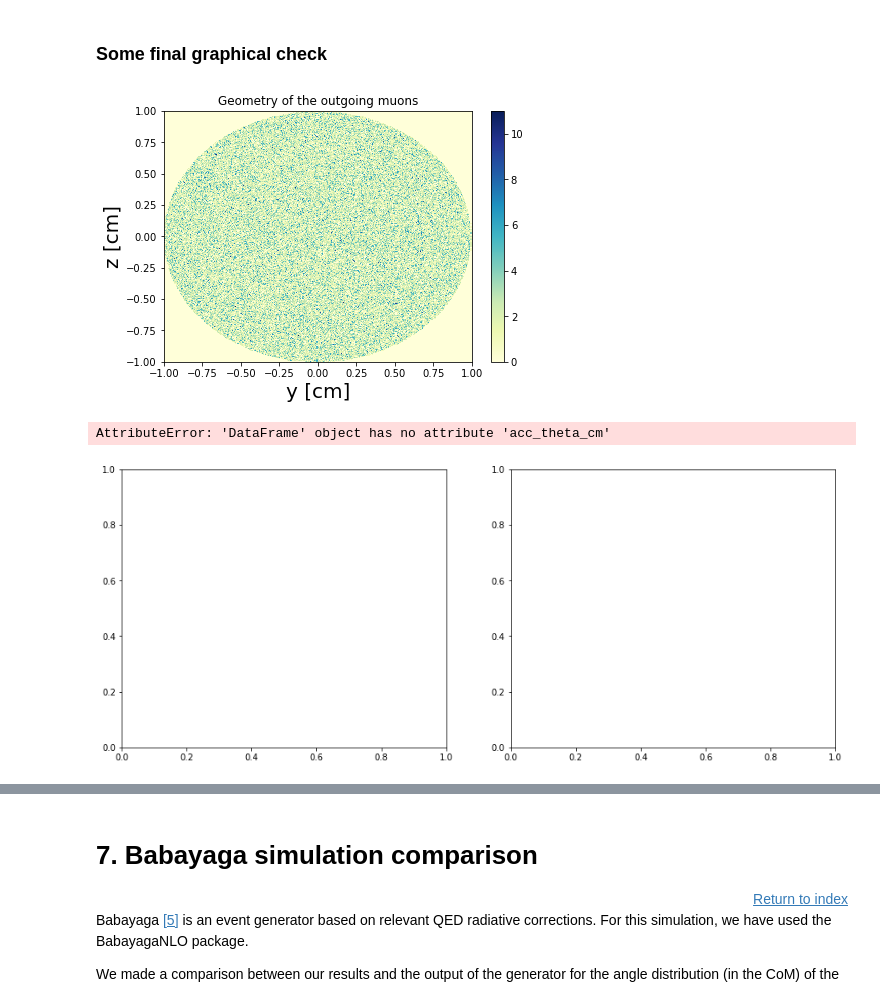
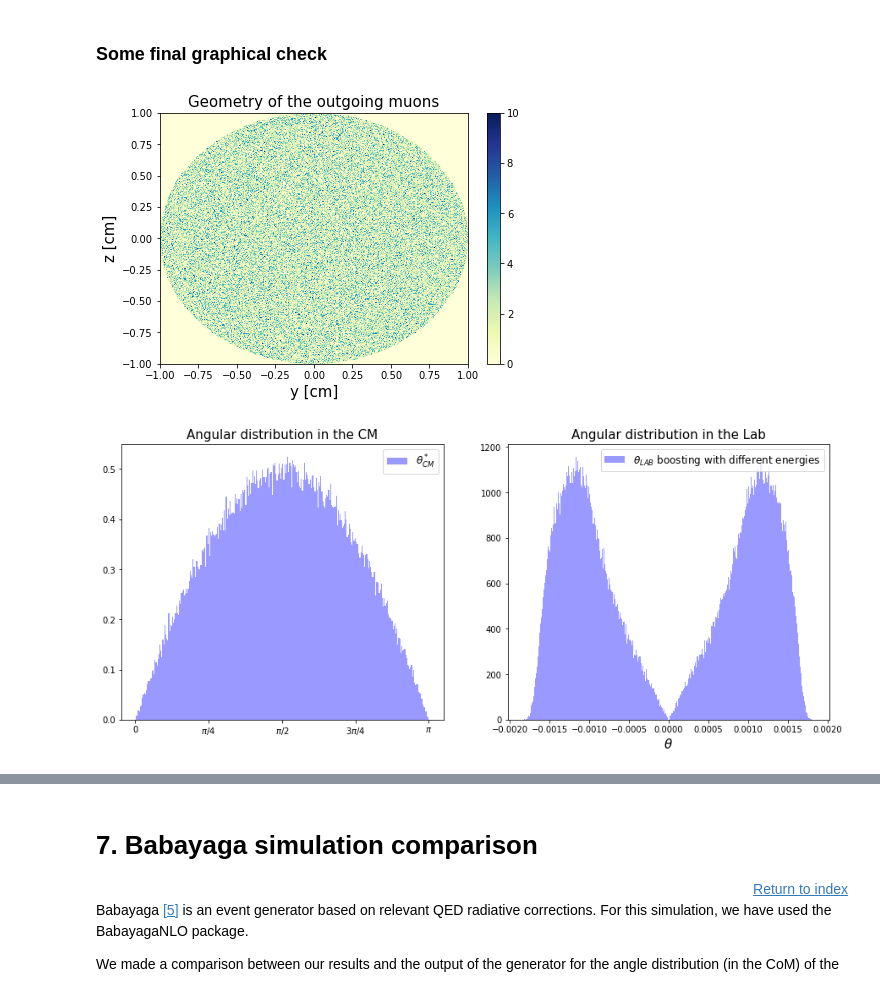
Before and after one commit to vanessacerrone/LEMMA_project, a Jupyter notebook: project_final.ipynb, the cells around one changed output, grey strips where cells are left out. Cells and saved outputs as stored; diff of their text form; code cells hidden in the pictures.

```diff
--- a/project_final.ipynb
+++ b/project_final.ipynb
@@ -1157,11 +1161,6 @@ plt.show()
 # Evaluate the fraction of accepted events with rejection sampling method
 N_val = np.logspace(1,7,20, dtype=int)
 
-ratio = []
-
-for i in range(0,len(N_val)):
-    theta_samples = hit_miss(225.,ang,(0,np.pi), N_val[i])
-    ratio.append(100 * len(theta_samples) / N_val[i])
 
 # Plot the results
 fig, ax = plt.subplots(1, figsize = (10,8))
@@ -1170,7 +1169,7 @@ ax.plot(N_val,ratio,marker = 'o',linewidth=2, color = 'deepskyblue')
 
 ax.set_title('Ratio of accepted events' ,fontsize = 20, pad = 18)
 ax.set_ylabel('Ratio of accepted events [%]',fontsize = 20)
-ax.set_xlabel('Input bunch size',fontsize = 20)
+ax.set_xlabel('Bunch size',fontsize = 20)
 ax.tick_params(axis = 'both', which = 'major', direction = 'in', length = 10, labelsize = 20)
 ax.tick_params(axis = 'both', which = 'minor', direction = 'in', length = 5)
 ax.minorticks_on()
@@ -1187,0 +1222,13 @@ is of the order of 65-70%.
+# %%
+N_val = np.logspace(1,7,20, dtype = int)
+
+times_hm2 = []
+ratio_hm2 = []
+
+### Second method - Rejection sampling ###
+for i in range(0,len(N_val)):
+    start = time.time()
+    theta_samples, efficiency = hit_miss_v2(225.,ang,(0,np.pi),N_val[i])
+    end = time.time()
+    times_hm2.append(round(end - start,6))
+    ratio_hm2.append(N_val[i]/efficiency)
@@ -1875,8 +1948,8 @@ df_nonmono['$p_{z,2}$'] = -df_nonmono['$p_z$']
 df_nonmono['$p_{e+}$'] = df_nonmono['$p_x$']+df_nonmono['$p_{x,2}$']
 
 #for graphic purpose
-df_nonmono.rename(columns = {'E_pos_lab':'$E_{e+}^{\text{LAB}}$', 'acc_theta_cm':'$\theta^*$','theta_lab':'$\theta_{\text{LAB}}$','M':'$\sqrt{s}$'}, inplace = True)
-N = 10**6 #for future part of the code
+df_nonmono.rename(columns = {'E_pos_lab':'$E_{e+}^{\text{LAB}}$', 'acc_theta_cm':'$\theta^*$',
+                    'theta_lab':'$\theta_{\text{LAB}}$','M':'$\sqrt{s}$'}, inplace = True)
 
 df_nonmono
 # %% [output]
@@ -3203,4 +3239,0 @@ Length: 158852, dtype: float64
-# %%
-df_final.rename(columns = {'initial_pos_energies_lab':'$E_{e+,in}^{LAB}$','E_att_pos_lab':'$E_{e+,att}^{LAB}$', 'acc_theta_cm':'$\theta^*$','theta':'$\theta_{\text{LAB}}$','s_att':'$\sqrt{s_{att}}$','px':'$p_x$','py':'$p_y$','pz':'$p_z$','p2x':'$p_{x,2}$','p2y':'$p_{y,2}$','p2z':'$p_{z,2}$','x_emission':'$x_{emiss}$'}, inplace = True)
-df_final.to_csv('Events_gaussian_beam_nonmono_with_energyloss.csv')
-df_final
@@ -3223,36 +3267,35 @@ df_final
 # %%
 #check of uniformity
 #graphic
 fig, ax = plt.subplots(1,1,figsize=(8,6))
 fig.tight_layout(pad=8.0)
 
 h=ax.hist2d(df_final['y'], df_final['z'],bins=300, cmap='YlGnBu')
-ax.set_title('Geometry of the outgoing muons')
-ax.set_xlabel('y [cm]',fontsize=20)
-ax.set_ylabel('z [cm]',fontsize=20)
+ax.set_title('Geometry of the outgoing muons',fontsize=15)
+ax.set_xlabel('y [cm]',fontsize=15)
+ax.set_ylabel('z [cm]',fontsize=15)
 ax.set_xlim(-1,1)
 ax.set_ylim(-1,1)
 fig.colorbar(h[3], ax=ax)
 plt.show()
 
 #check of the angles plotting the resuts
 fig, ax = plt.subplots(1,2,figsize=(15,6))
 
 
 ax[0].hist(df_final.acc_theta_cm,bins=binnumber, color='b',alpha=0.4,density=True,label='$\\theta^*_{CM}$')
 ax[0].set_xticks([0,np.pi/4,np.pi/2,(3*np.pi)/4,np.pi],[0, '$\\pi/4$','$\\pi/2$','$3\\pi/4$','$\\pi$'])
-ax[0].set_title("Angular distribution in the CM")
+ax[0].set_title("Angular distribution in the CM",fontsize = 15)
 ax[0].legend(fontsize=12)
 
 ax[1].hist(theta_el,bins=binnumber, color='b',alpha=0.4,density=True,label='$\\theta_{LAB}$ boosting with different energies')
 ax[1].hist(-theta_el,bins=binnumber, color='b',alpha=0.4,density=True)
-ax[1].set_title("Angular distribution in the Lab")
-ax[1].set_xlabel("$ \theta$")
+ax[1].set_title("Angular distribution in the Lab",fontsize = 15)
+ax[1].set_xlabel(r"$\theta$",fontsize = 15)
 
 ax[1].legend(fontsize=12)
 plt.show()
 # %% [output]
-[figure, old version]
+[figure, new version]
-AttributeError: 'DataFrame' object has no attribute 'acc_theta_cm'
-[figure, old version]
+[figure, new version]
 # %%
```
Also changed, not shown: parts of 59 cells of this notebook, 1 other file.
